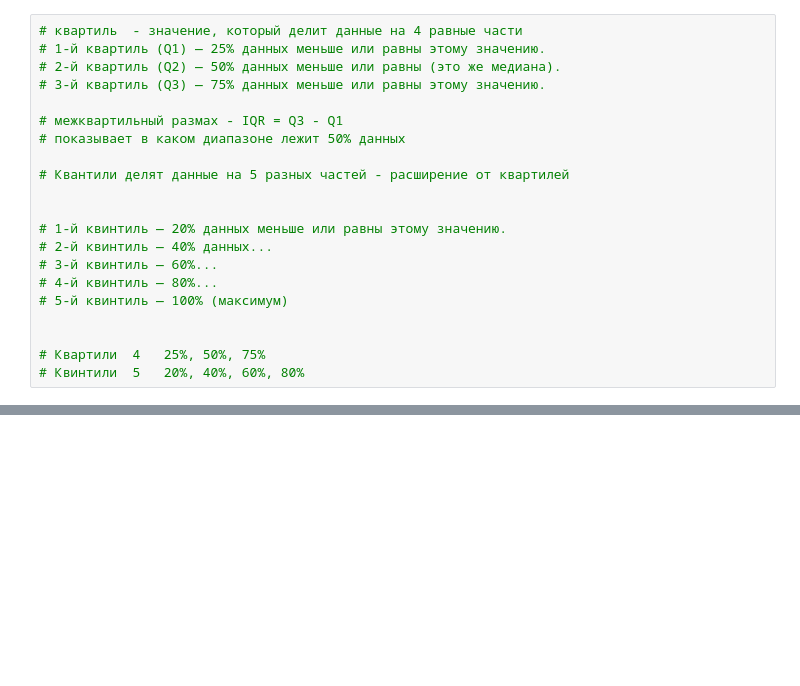
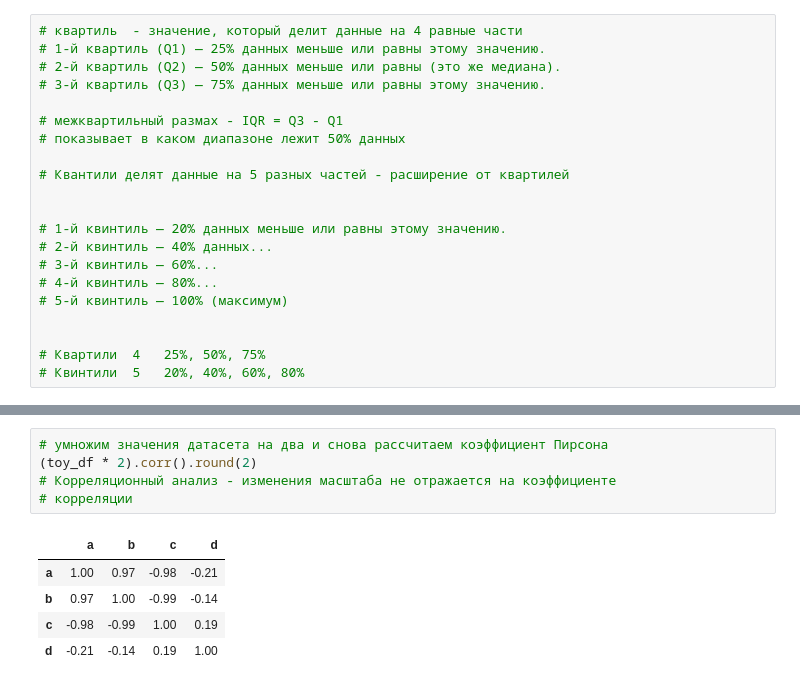
Before and after one commit to SENATOROVAI/Data-Science-For-Beginners-from-scratch-SENATOROV, a Jupyter notebook: python/lessons/sklearn.ipynb, the cells around one changed output, grey strips where cells are left out. Drawn from its saved outputs; the diff is of its cells as text; blank space fills up the shorter version.

```diff
--- a/python/lessons/sklearn.ipynb
+++ b/python/lessons/sklearn.ipynb
@@ -2262,0 +2455,11 @@ np.float64(5.0)
+# %%
+# умножим значения датасета на два и снова рассчитаем коэффициент Пирсона
+(toy_df * 2).corr().round(2)
+# Корреляционный анализ - изменения масштаба не отражается на коэффициенте
+# корреляции
+# %% [output]
+|  | a | b | c | d |
+| a | 1.00 | 0.97 | -0.98 | -0.21 |
+| b | 0.97 | 1.00 | -0.99 | -0.14 |
+| c | -0.98 | -0.99 | 1.00 | 0.19 |
+| d | -0.21 | -0.14 | 0.19 | 1.00 |
```
Also changed, not shown: parts of 30 cells of this notebook, 1 other file.
